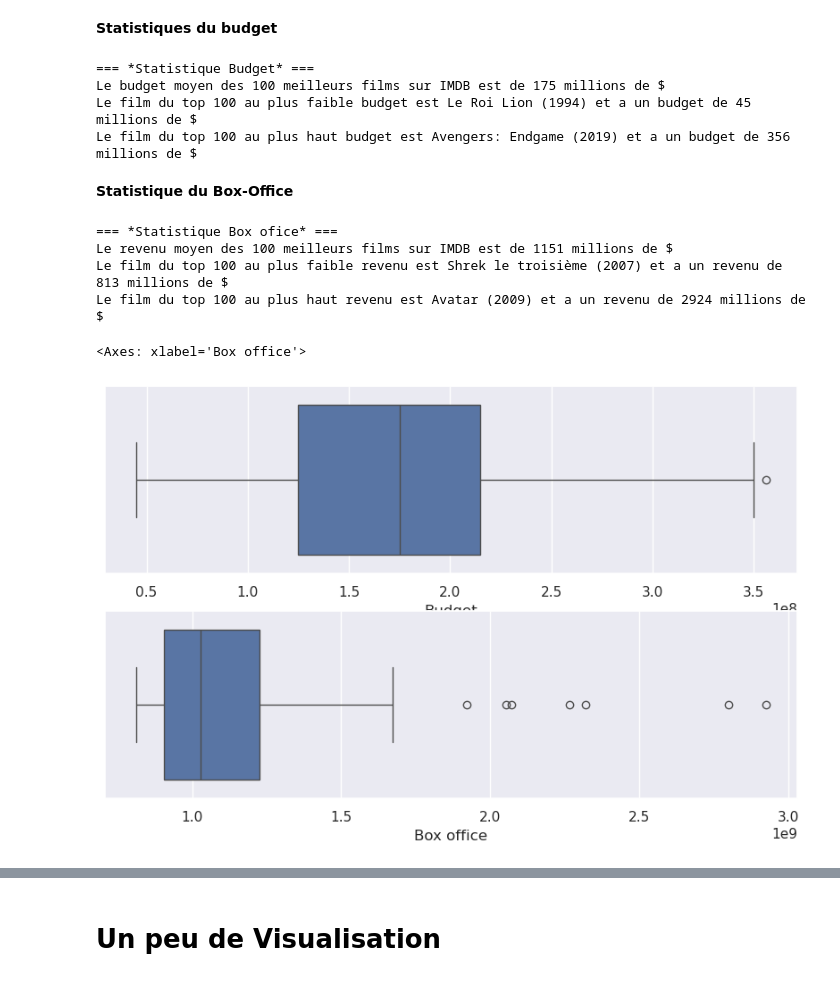
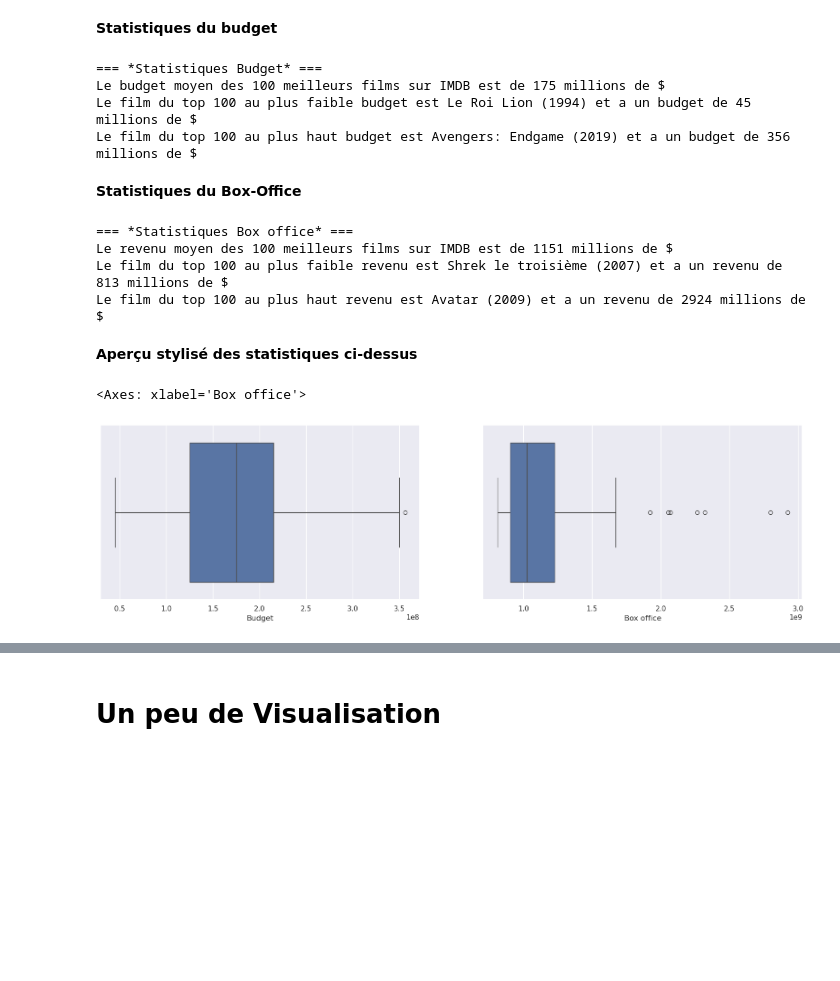
Before and after one commit to LouisArmand0/Projet_Python, a Jupyter notebook: NLP.ipynb, the cells around one changed output, grey strips where cells are left out. Cells and saved outputs as stored; diff of their text form; code cells hidden in the pictures; blank space fills up the shorter version.

Commit message:
var textuelle
Find e la partie sur les variables numériques et début de l'étude statistiques des variables textuelles

```diff
--- a/NLP.ipynb
+++ b/NLP.ipynb
@@ -414,40 +416,44 @@ box_office = df_grouped['Box office']
 min_budget = df_grouped.index[df_grouped['Budget'] == df_grouped['Budget'].min()][0]
 max_budget = df_grouped.index[df_grouped['Budget'] == df_grouped['Budget'].max()][0]
 # %%
-print('=== *Statistique Budget* ===')
+# Affichage des statistiques principales
+print('=== *Statistiques Budget* ===')
 print(f'Le budget moyen des 100 meilleurs films sur IMDB est de {round(budget.mean()/10**6)} millions de $')
 print(f'Le film du top 100 au plus faible budget est {min_budget} et a un budget de {round(budget.min()/10**6)} millions de $')
 print(f'Le film du top 100 au plus haut budget est {max_budget} et a un budget de {round(budget.max()/10**6)} millions de $')
 # %% [output]
-=== *Statistique Budget* ===
+=== *Statistiques Budget* ===
 Le budget moyen des 100 meilleurs films sur IMDB est de 175 millions de $
 Le film du top 100 au plus faible budget est Le Roi Lion (1994) et a un budget de 45 millions de $
 Le film du top 100 au plus haut budget est Avengers: Endgame (2019) et a un budget de 356 millions de $
 # %% [markdown]
-**Statistique du Box-Office**
+**Statistiques du Box-Office**
 # %%
 min_bo = df_grouped.index[df_grouped['Box office'] == df_grouped['Box office'].min()][0]
 max_bo = df_grouped.index[df_grouped['Box office'] == df_grouped['Box office'].max()][0]
 # %%
-print('=== *Statistique Box ofice* ===')
+# Affichage des statistiques principales
+print('=== *Statistiques Box office* ===')
 print(f'Le revenu moyen des 100 meilleurs films sur IMDB est de {round(box_office.mean()/10**6)} millions de $')
 print(f'Le film du top 100 au plus faible revenu est {min_bo} et a un revenu de {round(box_office.min()/10**6)} millions de $')
 print(f'Le film du top 100 au plus haut revenu est {max_bo} et a un revenu de {round(box_office.max()/10**6)} millions de $')
 # %% [output]
-=== *Statistique Box ofice* ===
+=== *Statistiques Box office* ===
 Le revenu moyen des 100 meilleurs films sur IMDB est de 1151 millions de $
 Le film du top 100 au plus faible revenu est Shrek le troisième (2007) et a un revenu de 813 millions de $
 Le film du top 100 au plus haut revenu est Avatar (2009) et a un revenu de 2924 millions de $
+# %% [markdown]
+**Aperçu stylisé des statistiques ci-dessus**
 # %%
-plt.figure(1, (10,6))
+plt.figure(1, (20,5))
 
 #1er boxplot
-plt.subplot(2,1,1)
+plt.subplot(1,2,1)
 sns.boxplot(x=budget)
 
 #2eme boxplot
-plt.subplot(2,1,2)
+plt.subplot(1,2,2)
 sns.boxplot(x=box_office)
 # %% [output]
 <Axes: xlabel='Box office'>
-[figure, old version]
+[figure, new version]
```
Also changed, not shown: parts of 14 cells of this notebook.
